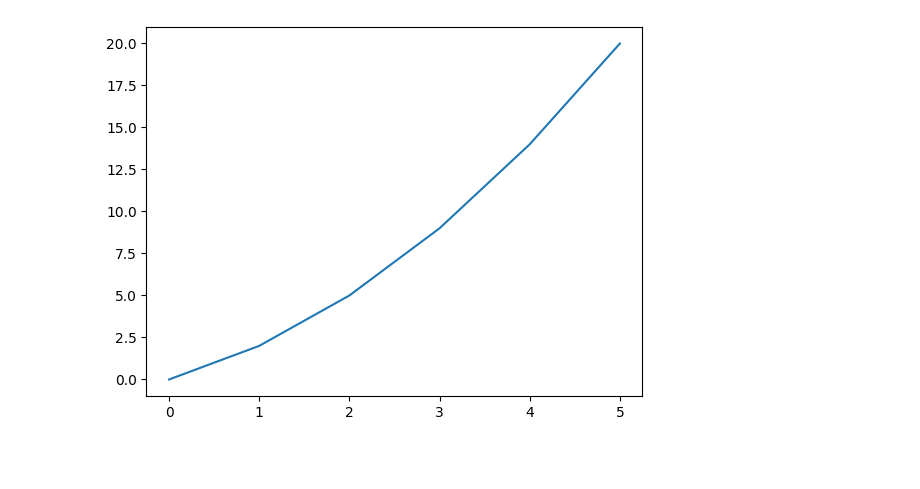
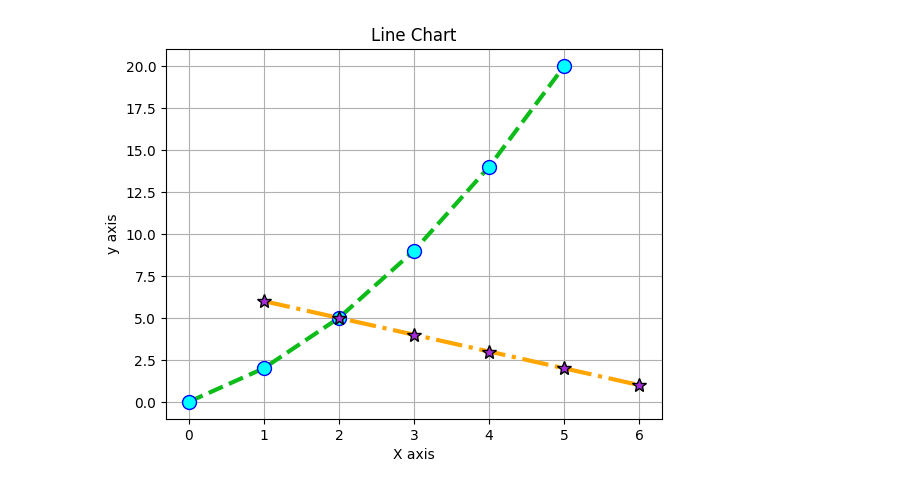
Before and after one commit to ManharanKaur/Python, a Jupyter notebook: Libraries/Matplotlib/Charts.ipynb, the cells around one changed output. Saved outputs shown, nothing was run; the diff lists cells and outputs as text; code cells hidden in the pictures; blank space fills up the shorter version.

```diff
--- a/Libraries/Matplotlib/Charts.ipynb
+++ b/Libraries/Matplotlib/Charts.ipynb
@@ -1,16 +1,50 @@
 # %%
 #Line Chart
 
 #import important libraries
 import matplotlib.pyplot as plt
 import numpy as np
+
+# Line 1
 # Define the x-coordinates (input data)
 x_coordinates = np.array([0,1,2,3,4,5])
 # Define the corresponding y-coordinates (output data)
 y_coordinates = np.array([0,2,5,9,14,20])
+
+
 # Plot the line graph using the x and y coordinates
-plt.plot(x_coordinates, y_coordinates)
+plt.plot(x_coordinates,
+         y_coordinates,
+         c = "#0CBC19",
+         lw = 3,
+         ls = '--',
+         marker = 'o',
+         ms = 10,
+         mec = 'blue',
+         mfc = 'cyan')
+
+
+# Line 2
+x_coordinates = np.array([1,2,3,4,5,6])
+y_coordinates = np.array([6,5,4,3,2,1])
+plt.plot(x_coordinates,
+         y_coordinates,
+         c = "orange",
+         lw = 3,
+         ls = '-.',
+         marker = '*',
+         ms = 10,
+         mec = 'black',
+         mfc = '#A62BDB')
+
+
+plt.xlabel('X axis')
+plt.ylabel('y axis')
+plt.grid(True)
+plt.title('Line Chart')
+
+
 #Display the Line Chart
 plt.show()
 # %% [output]
-[figure, old version]
+[figure, new version]
```
Also changed, not shown: parts of 12 cells of this notebook, 1 other file.
